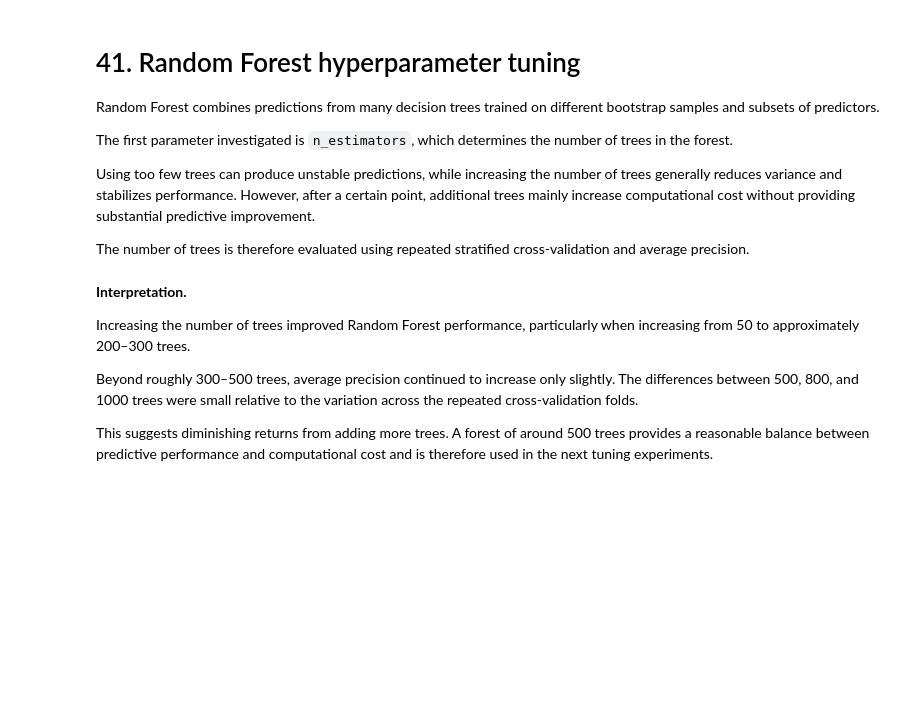
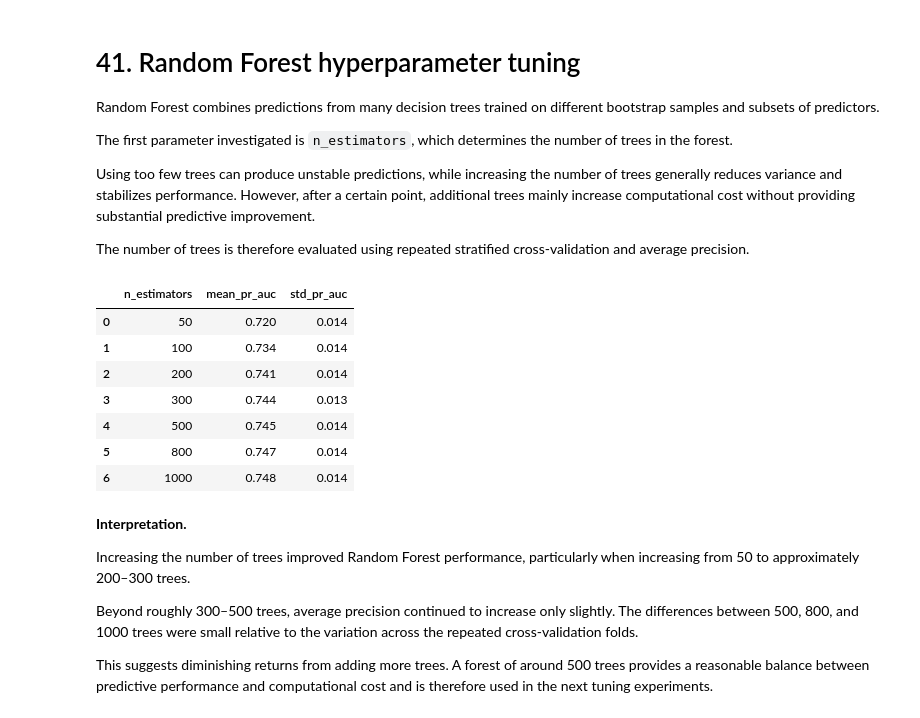
Before and after one commit to EmilB04/Machine-Learning, a Jupyter notebook: project1/notebooks/analysis.ipynb, the cells around one changed output. Drawn from its saved outputs; the diff is of its cells as text; code cells hidden in the pictures; blank space fills up the shorter version.

Commit message:
Restore Random Forest tuning outputs (n_estimators, max_features)

```diff
--- a/project1/notebooks/analysis.ipynb
+++ b/project1/notebooks/analysis.ipynb
@@ -1229,6 +1229,8 @@ The number of trees is therefore evaluated using repeated stratified
 cross-validation and average precision.
 # %%
 from sklearn.ensemble import RandomForestClassifier
+from sklearn.model_selection import cross_val_score
+from sklearn.pipeline import Pipeline
 
 tree_counts = [50, 100, 200, 300, 500, 800, 1000]
 
@@ -1238,34 +1240,43 @@ for n_trees in tree_counts:
 
     model = Pipeline([
         ("preprocessor", preprocessor),
         (
             "model",
             RandomForestClassifier(
                 n_estimators=n_trees,
                 random_state=42,
                 n_jobs=1
             )
         )
     ])
 
     scores = cross_val_score(
         model,
         X_train,
         y_train,
         cv=cv,
         scoring="average_precision",
-        n_jobs=1
+        n_jobs=-1
     )
 
     rf_tree_results.append({
         "n_estimators": n_trees,
         "mean_pr_auc": scores.mean(),
         "std_pr_auc": scores.std()
     })
 
 rf_tree_results = pd.DataFrame(rf_tree_results)
 
 rf_tree_results.round(3)
+# %% [output]
+|  | n_estimators | mean_pr_auc | std_pr_auc |
+| 0 | 50 | 0.720 | 0.014 |
+| 1 | 100 | 0.734 | 0.014 |
+| 2 | 200 | 0.741 | 0.014 |
+| 3 | 300 | 0.744 | 0.013 |
+| 4 | 500 | 0.745 | 0.014 |
+| 5 | 800 | 0.747 | 0.014 |
+| 6 | 1000 | 0.748 | 0.014 |
 # %% [markdown]
 **Interpretation.**
 
```
Also changed, not shown: parts of 1 cell of this notebook.
